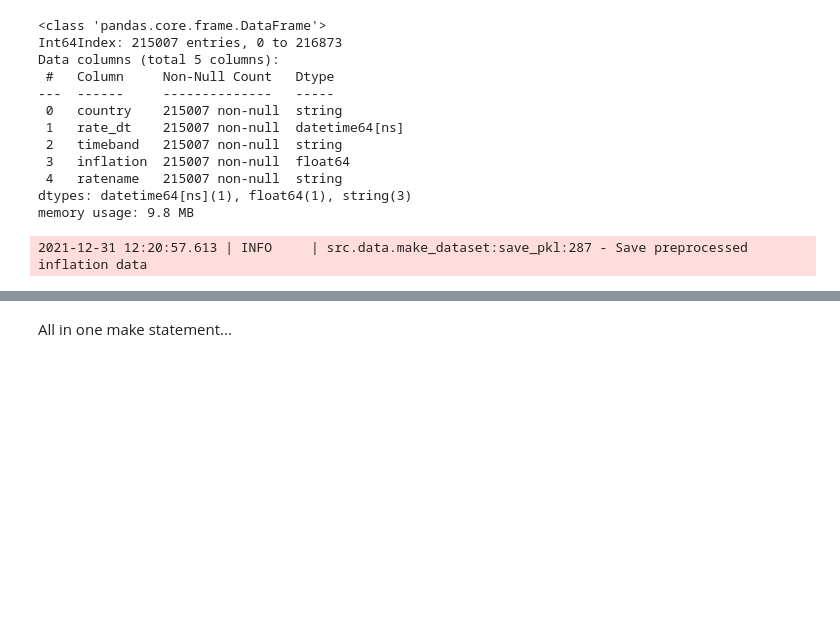
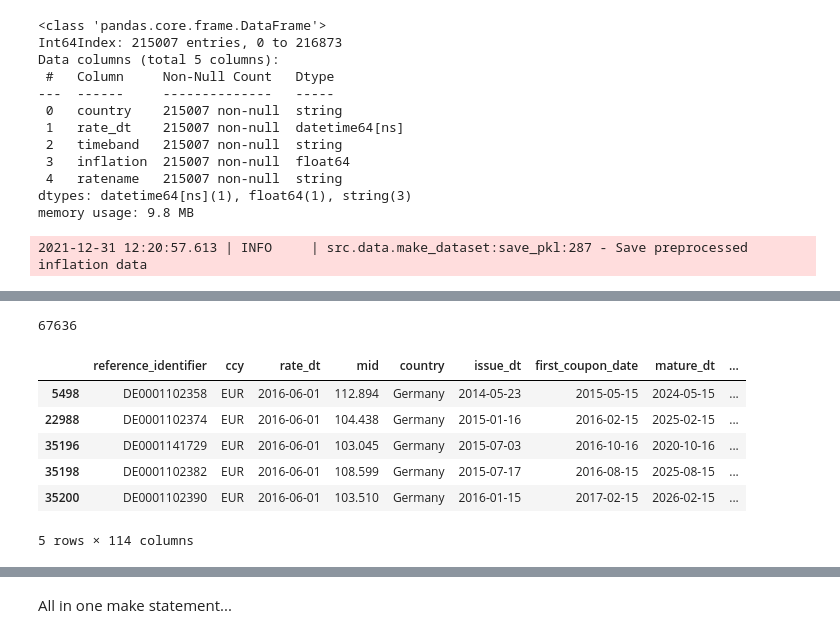
Before and after one commit to Merijn68/BondTrading, a Jupyter notebook: notebooks/02_data_preperation.ipynb, the cells around one changed output, grey strips where cells are left out. Cells and saved outputs as stored; diff of their text form; code cells hidden in the pictures; blank space fills up the shorter version.

```diff
--- a/notebooks/02_data_preperation.ipynb
+++ b/notebooks/02_data_preperation.ipynb
@@ -228,0 +232,2 @@ df_bpi.count()
+# %%
+df_bpiy = build_features.add_duration(df_bpiy)
@@ -228,0 +252,2 @@ df_bpi.count()
+# %%
+df_bpiye = build_features.add_bid_offer_spread(df_bpiy)
@@ -228,0 +274,18 @@ df_bpi.count()
+# %%
+df_bidofferspread = build_features.add_bidoffer_spread(df_bpiy)
+# %%
+df_bpiye = pd.concat([df_bpiy, df_bidofferspread], axis=1)
+# %%
+len(df_bidofferspread)
+# %% [output]
+67636
+# %%
+df_bpiye.head()
+# %% [output]
+|  | reference_identifier | ccy | rate_dt | mid | country | issue_dt | first_coupon_date | mature_dt | ... |
+| 5498 | DE0001102358 | EUR | 2016-06-01 | 112.894 | Germany | 2014-05-23 | 2015-05-15 | 2024-05-15 | ... |
+| 22988 | DE0001102374 | EUR | 2016-06-01 | 104.438 | Germany | 2015-01-16 | 2016-02-15 | 2025-02-15 | ... |
+| 35196 | DE0001141729 | EUR | 2016-06-01 | 103.045 | Germany | 2015-07-03 | 2016-10-16 | 2020-10-16 | ... |
+| 35198 | DE0001102382 | EUR | 2016-06-01 | 108.599 | Germany | 2015-07-17 | 2016-08-15 | 2025-08-15 | ... |
+| 35200 | DE0001102390 | EUR | 2016-06-01 | 103.510 | Germany | 2016-01-15 | 2017-02-15 | 2026-02-15 | ... |
+5 rows × 114 columns
```
Also changed, not shown: parts of 13 cells of this notebook, 1 other file.
